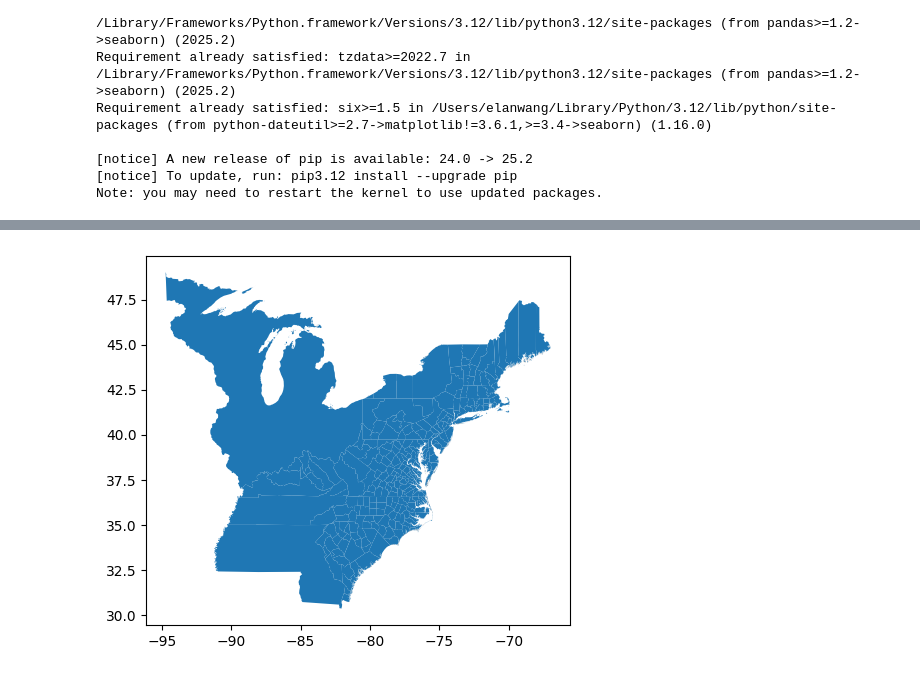
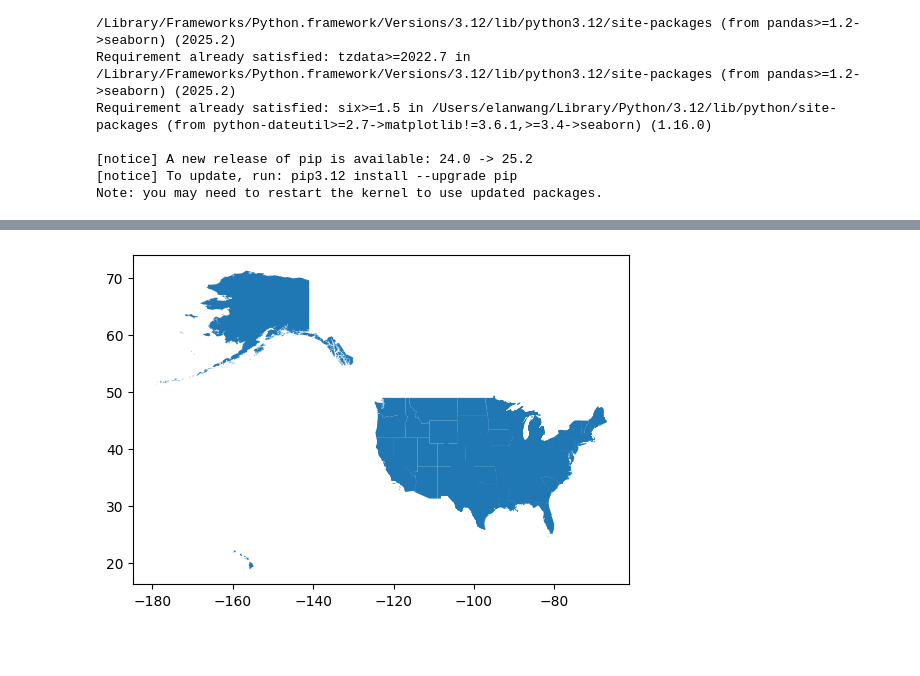
Before and after one commit to liaochris/SPEOC-pt-1, a Jupyter notebook: pre1790 map.ipynb, the cells around one changed output, grey strips where cells are left out. Drawn from its saved outputs; the diff is of its cells as text; code cells hidden in the pictures; blank space fills up the shorter version.

```diff
--- a/pre1790 map.ipynb
+++ b/pre1790 map.ipynb
@@ -94,38 +93,93 @@ import matplotlib.pyplot as plt
 import numpy as np
 import seaborn as sns
 # %%
-folder_path = "data_raw/shapefiles/historicalcounties"
+folder_path = "data_raw/shapefiles/historicalstates"
 pre_map_df = gpd.read_file(folder_path)
-pre_map_df.rename(columns={'NHGISNAM': 'county'}, inplace=True)
 pre_map_df.rename(columns={'STATENAM': 'state'}, inplace=True)
 # %%
 pre_map_df["geometry"] = pre_map_df["geometry"].simplify(0.01).buffer(0)
+pre_map_df = pre_map_df.set_crs('EPSG:4326', allow_override=True)
 
 pre_map_df.plot()
+for col in pre_map_df.select_dtypes(include='datetime'):
+    pre_map_df[col] = pre_map_df[col].astype(str)
 
 pre_map_str = pre_map_df.to_json()
+
 pre_map_gj = json.loads(pre_map_str)
 
-county_pops = pd.read_csv("data_raw/census_data/countyPopulation.csv", header=1)
-county_pops = county_pops[county_pops["SE_T001_001"].notna()]
-county_pops = county_pops.astype({"SE_T001_001": "int", "Geo_FIPS": "str"})
-county_pops = county_pops[["Geo_FIPS", "SE_T001_001"]]
-county_pops.rename(columns={'SE_T001_001': 'population'}, inplace=True)
-county_pops['Geo_FIPS'] = county_pops['Geo_FIPS'].astype(str).str.zfill(5)
-pre_map_df['Geo_FIPS'] = pre_map_df['Geo_FIPS'].astype(str).str.zfill(5)
+state_pops_raw = pd.read_csv("data_raw/census_data/statePop.csv", header=None)
+print(state_pops_raw.head(10))
 
-pre_map_df = pre_map_df.merge(county_pops, on='Geo_FIPS', how='left')
+state_pops = pd.read_csv("data_raw/census_data/statePop.csv", header=0, usecols=[0, 1])
+state_pops.columns = ['state', 'population']
+state_pops['state'] = state_pops['state'].str.strip().str.title()
+state_pops['population'] = pd.to_numeric(state_pops['population'], errors='coerce')
+state_pops['state'] = state_pops['state'].str.strip()
 
-pre_map_df.plot(
+pre_map_df['state'] = pre_map_df['FULL_NAME'].str.strip()
+
+
+
+valid_states = [
+    'Alabama', 'Alaska', 'Arizona', 'Arkansas', 'California', 'Colorado', 'Connecticut',
+    'Delaware', 'District of Columbia', 'Florida', 'Georgia', 'Hawaii', 'Idaho', 'Illinois',
+    'Indiana', 'Iowa', 'Kansas', 'Kentucky', 'Louisiana', 'Maine', 'Maryland',
+    'Massachusetts', 'Michigan', 'Minnesota', 'Mississippi', 'Missouri', 'Montana',
+    'Nebraska', 'Nevada', 'New Hampshire', 'New Jersey', 'New Mexico', 'New York',
+    'North Carolina', 'North Dakota', 'Ohio', 'Oklahoma', 'Oregon', 'Pennsylvania',
+    'Rhode Island', 'South Carolina', 'South Dakota', 'Tennessee', 'Texas', 'Utah',
+    'Vermont', 'Virginia', 'Washington', 'West Virginia', 'Wisconsin', 'Wyoming'
+]
+
+pre_map_df = pre_map_df[pre_map_df['state'].isin(valid_states)]
+
+pre_map_df.rename(columns={'population': 'old_population'}, inplace=True)
+
+print("Map states:")
+print(sorted(pre_map_df['state'].unique()))
+
+print("\nPopulation states:")
+state_pops = state_pops[state_pops['state'].notna()]
+print(sorted(state_pops['state'].unique()))
+
+pre_map_df['state'] = pre_map_df['FULL_NAME'].str.strip().str.title()
+
+pre_map_df = pre_map_df.merge(
+    state_pops[['state', 'population']],
+    on='state',
+    how='left'
+)
+
+missing_population = pre_map_df[pre_map_df['population'].isna()]
+if not missing_population.empty:
+    print(f"Missing population data for states: {missing_population['state'].tolist()}")
+    pre_map_df['population'].fillna(0, inplace=True)
+
+print(pre_map_df[['state', 'population']].head(10))
+print("Missing population values after merge:", pre_map_df['population'].isna().sum())
+print("Total states in map:", len(pre_map_df))
+
+print("Missing after merge:", pre_map_df['population'].isna().sum())
+
+pre_map_df['population'] = pd.to_numeric(pre_map_df['population'], errors='coerce')
+
+
+ax = pre_map_df.plot(
     column='population',
     cmap='OrRd',
     legend=True,
     edgecolor='black',
     linewidth=0.2,
-    figsize=(8, 6)
+    figsize=(8, 6),
+    missing_kwds={
+        'color': 'lightgrey',
+        'label': 'Missing population data',
+        'hatch': '///'
+    }
 )
-
-plt.title("County Population Map")
+ax.set_aspect('equal')
+plt.title("State Population Map 1790")
 plt.axis('off')
 plt.tight_layout()
 plt.show()
@@ -134 +210 @@ plt.show()
-[figure, old version]
+[figure, new version]
```
Also changed, not shown: parts of 3 cells of this notebook.
